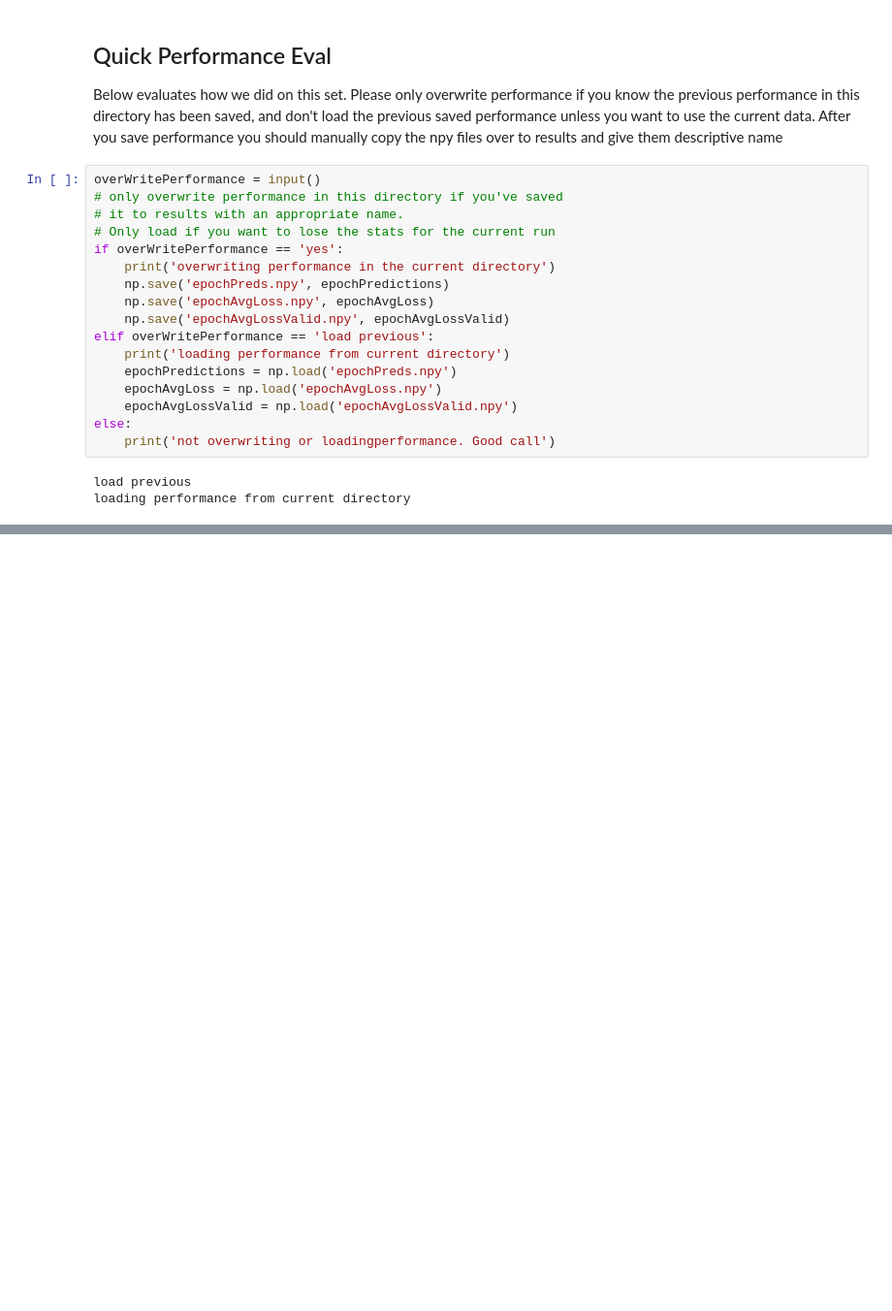
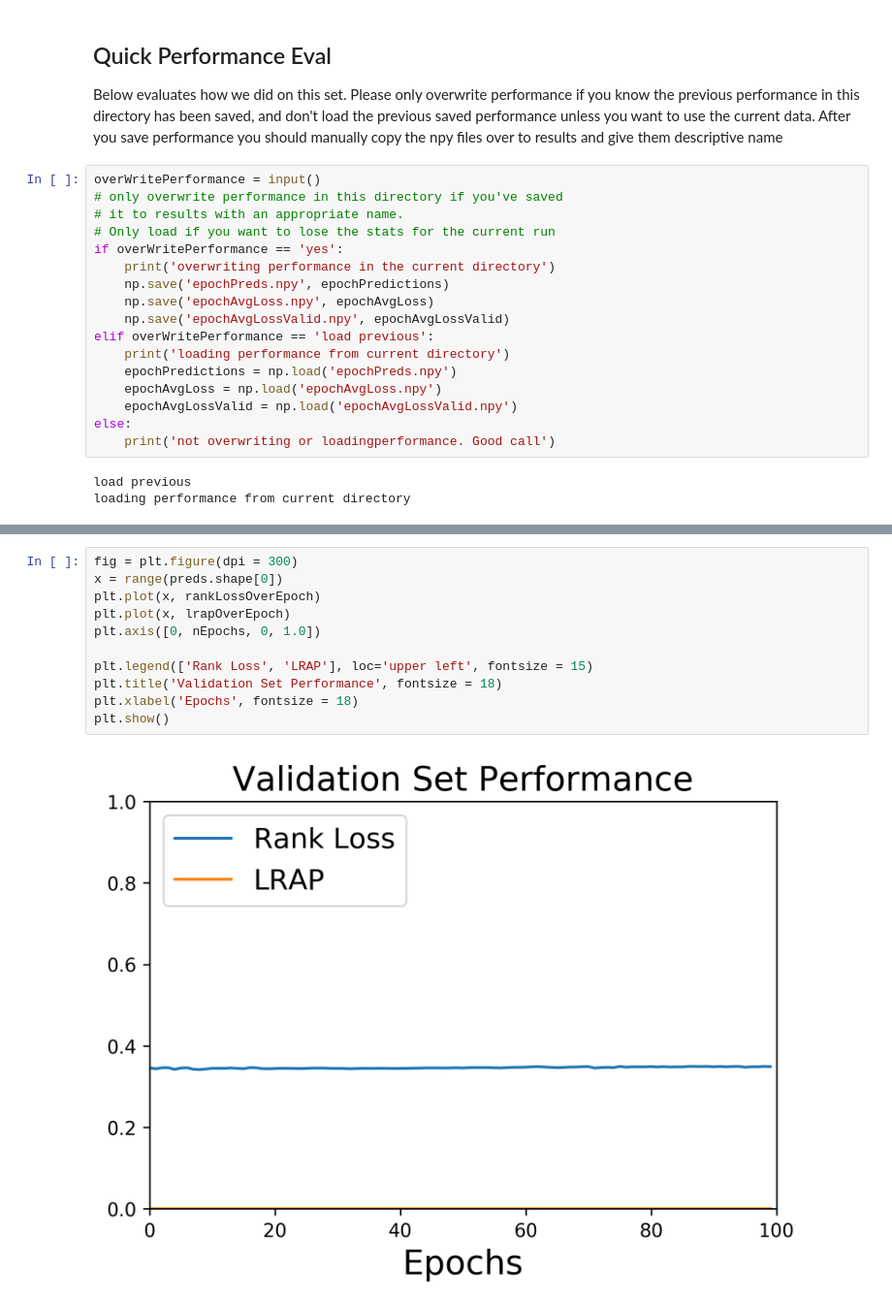
Before and after one commit to rivas-lab/FasTag, a Jupyter notebook: LSTMNotebook.ipynb, the cells around one changed output, grey strips where cells are left out. Shown at 97% size. Drawn from its saved outputs; the diff is of its cells as text; blank space fills up the shorter version.

```diff
--- a/LSTMNotebook.ipynb
+++ b/LSTMNotebook.ipynb
@@ -300,0 +365,13 @@ print(yDev.shape)
+# %%
+fig = plt.figure(dpi = 300)
+x = range(preds.shape[0])
+plt.plot(x, rankLossOverEpoch)
+plt.plot(x, lrapOverEpoch)
+plt.axis([0, nEpochs, 0, 1.0])
+
+plt.legend(['Rank Loss', 'LRAP'], loc='upper left', fontsize = 15)
+plt.title('Validation Set Performance', fontsize = 18)
+plt.xlabel('Epochs', fontsize = 18)
+plt.show()
+# %% [output]
+[figure, added]
```
Also changed, not shown: parts of 11 cells of this notebook, 3 other files.
